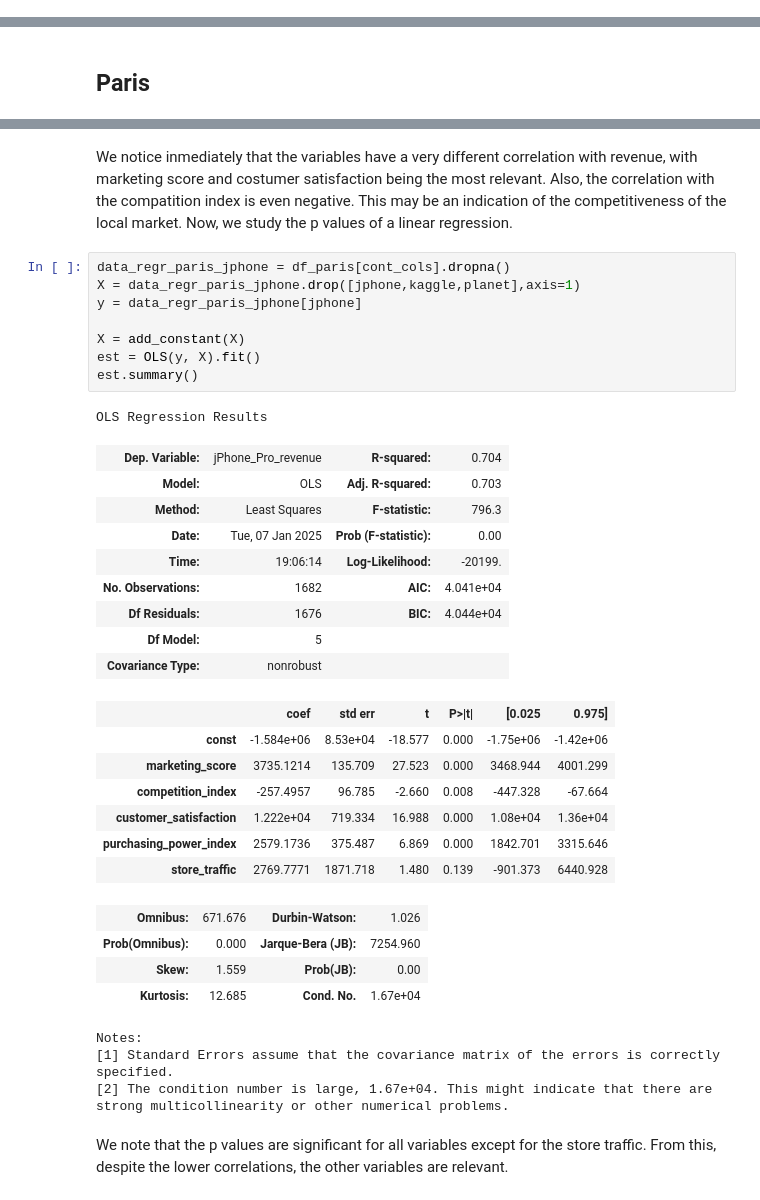
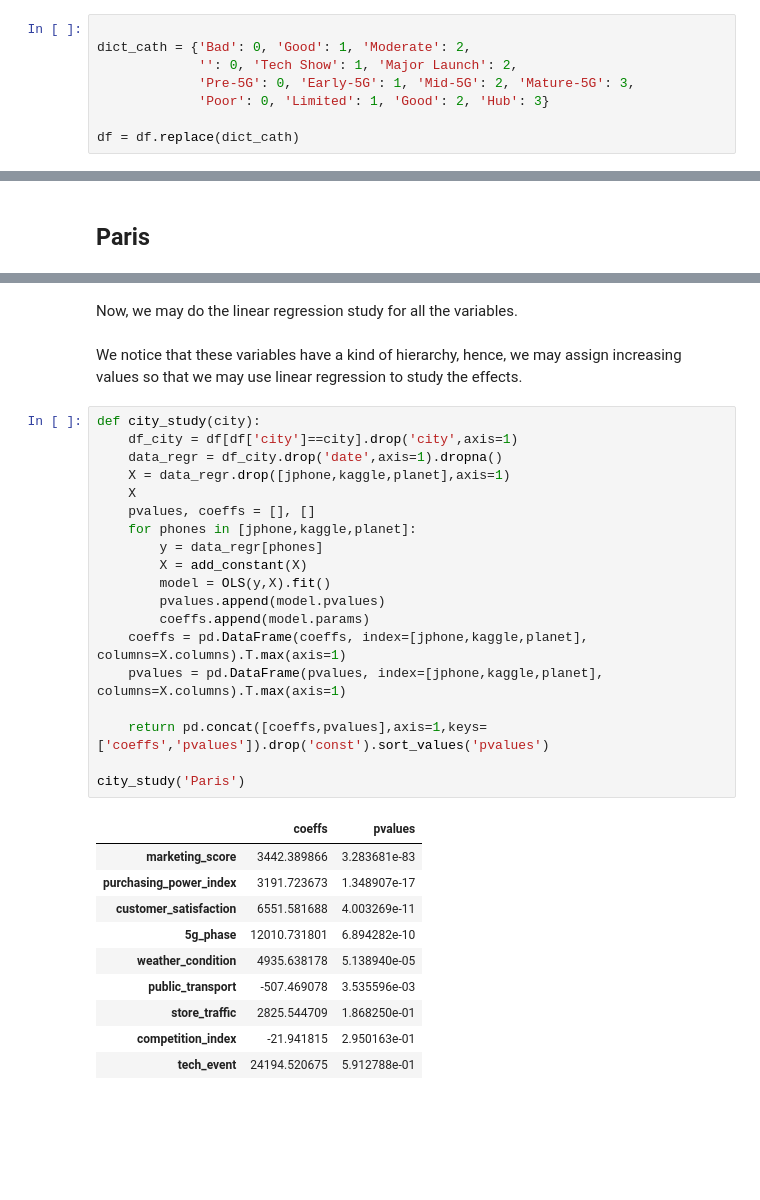
Before and after one commit to jsilvalavin/orange_test_stage, a Jupyter notebook: notebooks/exploration.ipynb, the cells around one changed output, grey strips where cells are left out. Saved outputs shown, nothing was run; the diff lists cells and outputs as text; blank space fills up the shorter version.

Commit message:
End of local study

```diff
--- a/notebooks/exploration.ipynb
+++ b/notebooks/exploration.ipynb
@@ -480,3 +494,11 @@ With this ANOVA analysis we confirm, with very high statistical significance, th
+# %%
+
+dict_cath = {'Bad': 0, 'Good': 1, 'Moderate': 2,
+             '': 0, 'Tech Show': 1, 'Major Launch': 2,
+             'Pre-5G': 0, 'Early-5G': 1, 'Mid-5G': 2, 'Mature-5G': 3,
+             'Poor': 0, 'Limited': 1, 'Good': 2, 'Hub': 3}
+
+df = df.replace(dict_cath)
 # %%
 df['city'].unique()
 # %% [output]
@@ -495,38 +509,34 @@ sns.heatmap(corr_paris, annot=True, cmap='viridis')
-# %% [markdown]
-We notice inmediately that the variables have a very different correlation with revenue, with marketing score and costumer satisfaction being the most relevant. Also, the correlation with the compatition index is even negative. This may be an indication of the competitiveness of the local market. Now, we study the p values of a linear regression.
-# %%
-data_regr_paris_jphone = df_paris[cont_cols].dropna()
-X = data_regr_paris_jphone.drop([jphone,kaggle,planet],axis=1)
-y = data_regr_paris_jphone[jphone]
-
-X = add_constant(X)
-est = OLS(y, X).fit()
-est.summary()
-# %% [output]
-OLS Regression Results
-| Dep. Variable: | jPhone_Pro_revenue | R-squared: | 0.704 |
-| Model: | OLS | Adj. R-squared: | 0.703 |
-| Method: | Least Squares | F-statistic: | 796.3 |
-| Date: | Tue, 07 Jan 2025 | Prob (F-statistic): | 0.00 |
-| Time: | 19:06:14 | Log-Likelihood: | -20199. |
-| No. Observations: | 1682 | AIC: | 4.041e+04 |
-| Df Residuals: | 1676 | BIC: | 4.044e+04 |
-| Df Model: | 5 |  |  |
-| Covariance Type: | nonrobust |  |  |
-|  | coef | std err | t | P>|t| | [0.025 | 0.975] |
-| const | -1.584e+06 | 8.53e+04 | -18.577 | 0.000 | -1.75e+06 | -1.42e+06 |
-| marketing_score | 3735.1214 | 135.709 | 27.523 | 0.000 | 3468.944 | 4001.299 |
-| competition_index | -257.4957 | 96.785 | -2.660 | 0.008 | -447.328 | -67.664 |
-| customer_satisfaction | 1.222e+04 | 719.334 | 16.988 | 0.000 | 1.08e+04 | 1.36e+04 |
-| purchasing_power_index | 2579.1736 | 375.487 | 6.869 | 0.000 | 1842.701 | 3315.646 |
-| store_traffic | 2769.7771 | 1871.718 | 1.480 | 0.139 | -901.373 | 6440.928 |
-| Omnibus: | 671.676 | Durbin-Watson: | 1.026 |
-| Prob(Omnibus): | 0.000 | Jarque-Bera (JB): | 7254.960 |
-| Skew: | 1.559 | Prob(JB): | 0.00 |
-| Kurtosis: | 12.685 | Cond. No. | 1.67e+04 |
-Notes:
-[1] Standard Errors assume that the covariance matrix of the errors is correctly specified.
-[2] The condition number is large, 1.67e+04. This might indicate that there are
-strong multicollinearity or other numerical problems.
-# %% [markdown]
-We note that the p values are significant for all variables except for the store traffic. From this, despite the lower correlations, the other variables are relevant.
+# %% [markdown]
+Now, we may do the linear regression study for all the variables.
+# %% [markdown]
+We notice that these variables have a kind of hierarchy, hence, we may assign increasing values so that we may use linear regression to study the effects.
+# %%
+def city_study(city):
+    df_city = df[df['city']==city].drop('city',axis=1)
+    data_regr = df_city.drop('date',axis=1).dropna()
+    X = data_regr.drop([jphone,kaggle,planet],axis=1)
+    X
+    pvalues, coeffs = [], []
+    for phones in [jphone,kaggle,planet]:
+        y = data_regr[phones]
+        X = add_constant(X)
+        model = OLS(y,X).fit()
+        pvalues.append(model.pvalues)
+        coeffs.append(model.params)
+    coeffs = pd.DataFrame(coeffs, index=[jphone,kaggle,planet], columns=X.columns).T.max(axis=1)
+    pvalues = pd.DataFrame(pvalues, index=[jphone,kaggle,planet], columns=X.columns).T.max(axis=1)
+
+    return pd.concat([coeffs,pvalues],axis=1,keys=['coeffs','pvalues']).drop('const').sort_values('pvalues')
+
+city_study('Paris')
+# %% [output]
+|  | coeffs | pvalues |
+| marketing_score | 3442.389866 | 3.283681e-83 |
+| purchasing_power_index | 3191.723673 | 1.348907e-17 |
+| customer_satisfaction | 6551.581688 | 4.003269e-11 |
+| 5g_phase | 12010.731801 | 6.894282e-10 |
+| weather_condition | 4935.638178 | 5.138940e-05 |
+| public_transport | -507.469078 | 3.535596e-03 |
+| store_traffic | 2825.544709 | 1.868250e-01 |
+| competition_index | -21.941815 | 2.950163e-01 |
+| tech_event | 24194.520675 | 5.912788e-01 |
```
Also changed, not shown: parts of 28 cells of this notebook.
